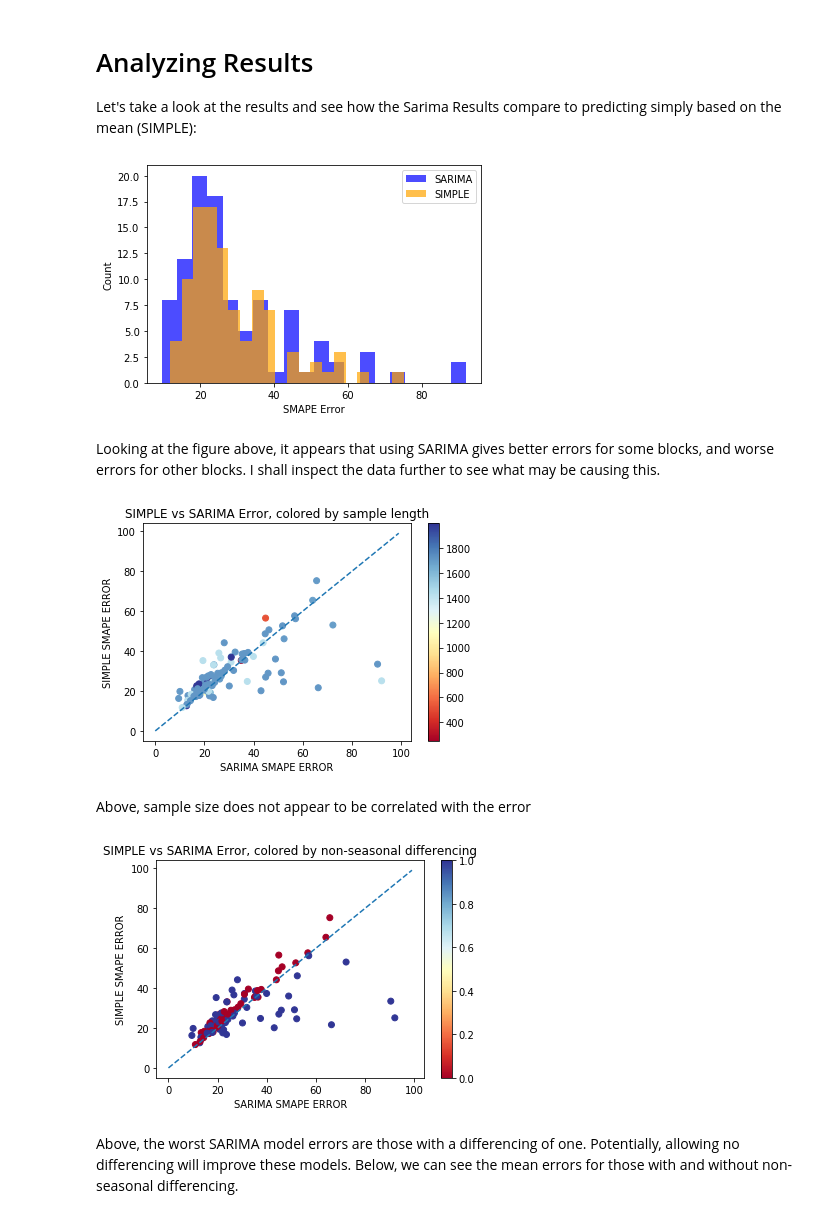
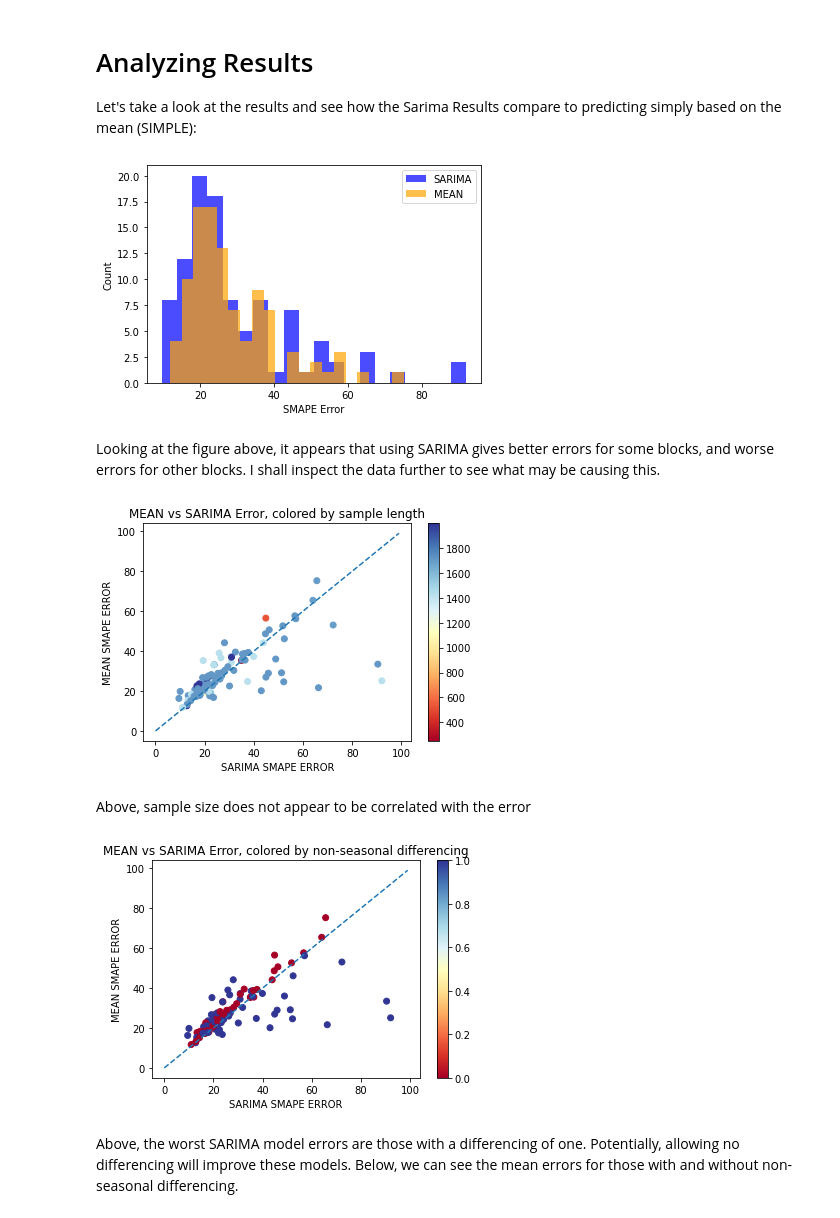
Before and after one commit to mocohen/Capstone-Project-1, a Jupyter notebook: notebooks/Arima Results.ipynb, the cells around one changed output. Saved outputs shown, nothing was run; the diff lists cells and outputs as text; code cells hidden in the pictures.

```diff
--- a/notebooks/Arima Results.ipynb
+++ b/notebooks/Arima Results.ipynb
@@ -4,3 +4,5 @@
 Below contains the results from the first pass at SARIMA modeling.
 
 Feel free to scroll down to 'Analyzing Results'
+# %%
+figures_file_loc = '../reports/figures/arima_results/'
@@ -28,14 +31,16 @@ def smape_error(forecast, actual):
     num_samples = len(numerator)
 
     return 100/num_samples * np.sum(numerator/denominator)
+# %%
+data_dir = '../data/'
 # %%
-df = pd.read_pickle('1.collect_data/data_files/1hr.pkl').replace([np.inf, -np.inf], np.nan).dropna()
+df = pd.read_pickle(data_dir+'interim/1hr.pkl').replace([np.inf, -np.inf], np.nan).dropna()
 df.reset_index(inplace=True)
 
-df_surrounds = pd.read_pickle('1.collect_data/data_files/1hr_1block-average.pkl').replace([np.inf, -np.inf], np.nan).dropna()
+df_surrounds = pd.read_pickle(data_dir+'processed/1hr_1block-average.pkl').replace([np.inf, -np.inf], np.nan).dropna()
 df_surrounds.reset_index(inplace=True)
 
-blockface_detail = pd.read_csv('1.collect_data/blockface_detail.csv')
+blockface_detail = pd.read_csv(data_dir+'raw/blockface_detail.csv')
 # %%
 df['Dummy'] = 0
 params = {
@@ -58,7 +63,7 @@ baseline_columns = ['Dummy', 'SourceElementKey']
 row_dicts = []
 
 for block in blockface_detail.sourceelementkey.values[:100]:
-    block_file = 'arima_results/arima.%d.pkl' % block
+    block_file = '../arima_results/attempt1/arima.%d.pkl' % block
     if path.exists(block_file):
 
         # select only data for block, timeframe
@@ -177,13 +182,13 @@ Let's take a look at the results and see how the Sarima Results compare to predi
 # %%
 fig, ax = plt.subplots()
 ax.hist(arima1_results['ArimaSmapeErrors'], bins=20,color = 'b', alpha = .7, label='SARIMA')
-ax.hist(arima1_results['GBMSmapeErrors'], bins=20, color = 'orange', alpha = .7, label='SIMPLE')
+ax.hist(arima1_results['GBMSmapeErrors'], bins=20, color = 'orange', alpha = .7, label='MEAN')
 ax.set_xlabel('SMAPE Error')
 ax.set_ylabel('Count')
 plt.legend()
-plt.show()
+plt.savefig(figures_file_loc+'sarima_with_differencing_smape_error_histogram.png')
 # %% [output]
-[figure, old version]
+[figure, new version]
 # %% [markdown]
 Looking at the figure above, it appears that using SARIMA gives better errors for some blocks, and worse errors for other blocks. I shall inspect the data further to see what may be causing this.
 # %%
@@ -194,31 +199,31 @@ im = ax.scatter(arima1_results['ArimaSmapeErrors'],
                 arima1_results['GBMSmapeErrors'],
                 c=arima1_results['TrainingSetLength'], cmap=cm)
 ax.set_xlabel('SARIMA SMAPE ERROR')
-ax.set_ylabel('SIMPLE SMAPE ERROR')
-ax.set_title('SIMPLE vs SARIMA Error, colored by sample length')
+ax.set_ylabel('MEAN SMAPE ERROR')
+ax.set_title('MEAN vs SARIMA Error, colored by sample length')
 fig.colorbar(im, ax=ax)
 ax.plot(np.arange(100), np.arange(100), '--')
 plt.show()
 # %% [output]
-[figure, old version]
+[figure, new version]
 # %% [markdown]
 Above, sample size does not appear to be correlated with the error
 # %%
 fig, ax = plt.subplots()
 cm = plt.cm.get_cmap('RdYlBu')
 
 im = ax.scatter(arima1_results['ArimaSmapeErrors'],
                 arima1_results['GBMSmapeErrors'],
                 c=arima1_results['d'], cmap=cm)
-ax.set_title('SIMPLE vs SARIMA Error, colored by non-seasonal differencing')
+ax.set_title('MEAN vs SARIMA Error, colored by non-seasonal differencing')
 
 ax.set_xlabel('SARIMA SMAPE ERROR')
-ax.set_ylabel('SIMPLE SMAPE ERROR')
+ax.set_ylabel('MEAN SMAPE ERROR')
 fig.colorbar(im, ax=ax)
 ax.plot(np.arange(100), np.arange(100), '--')
-plt.show()
+plt.savefig(figures_file_loc+'sarima_with_differencing_vs_mean_smape_error_scatter.png')
 # %% [output]
-[figure, old version]
+[figure, new version]
 # %% [markdown]
 Above, the worst SARIMA model errors are those with a differencing of one. Potentially, allowing no differencing will improve these models. Below, we can see the mean errors for those with and without non-seasonal differencing.
 # %%
```
Also changed, not shown: parts of 26 cells of this notebook.
